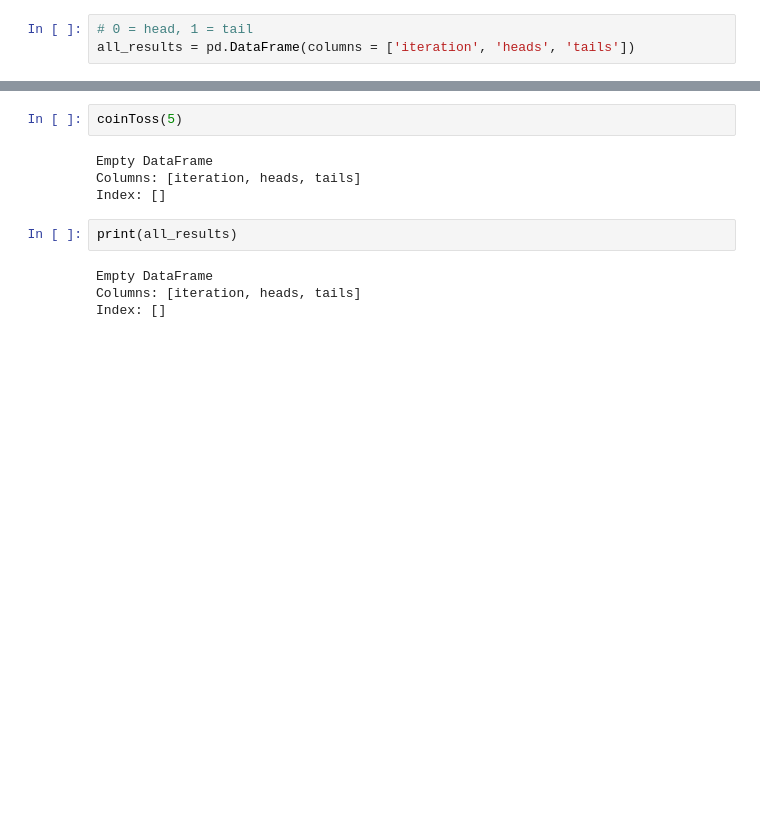
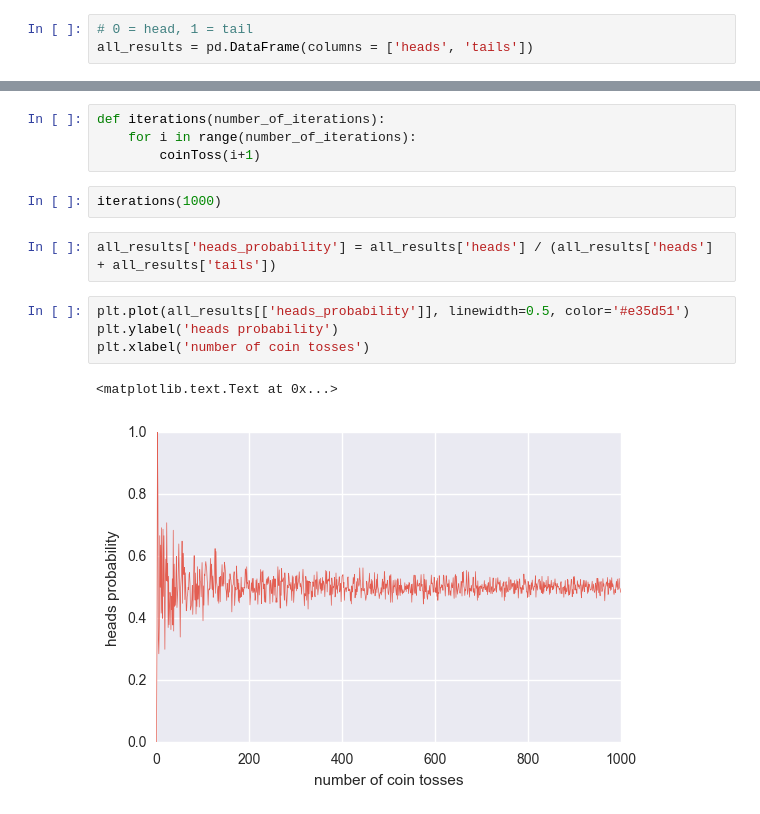
Before and after one commit to tomekzbrozek/coin_toss_simulation, a Jupyter notebook: coin_toss_simulation.ipynb, the cells around one changed output, grey strips where cells are left out. Cells and saved outputs as stored; diff of their text form; blank space fills up the shorter version.

Commit message:
Coin toss simulation first cut finished

```diff
--- a/coin_toss_simulation.ipynb
+++ b/coin_toss_simulation.ipynb
@@ -5,6 +8,6 @@ import numpy as np
 # %%
 # 0 = head, 1 = tail
-all_results = pd.DataFrame(columns = ['iteration', 'heads', 'tails'])
+all_results = pd.DataFrame(columns = ['heads', 'tails'])
 # %%
 def coinToss(tosses):
     iteration_results = []
@@ -20,12 +22,15 @@ def coinToss(tosses):
-# %%
-coinToss(5)
-# %% [output]
-Empty DataFrame
-Columns: [iteration, heads, tails]
-Index: []
-# %%
-print(all_results)
-# %% [output]
-Empty DataFrame
-Columns: [iteration, heads, tails]
-Index: []
+# %%
+def iterations(number_of_iterations):
+    for i in range(number_of_iterations):
+        coinToss(i+1)
+# %%
+iterations(1000)
+# %%
+all_results['heads_probability'] = all_results['heads'] / (all_results['heads'] + all_results['tails'])
+# %%
+plt.plot(all_results[['heads_probability']], linewidth=0.5, color='#e35d51')
+plt.ylabel('heads probability')
+plt.xlabel('number of coin tosses')
+# %% [output]
+<matplotlib.text.Text at 0x...>
+[figure, added]
```
Also changed, not shown: parts of 2 cells of this notebook.
